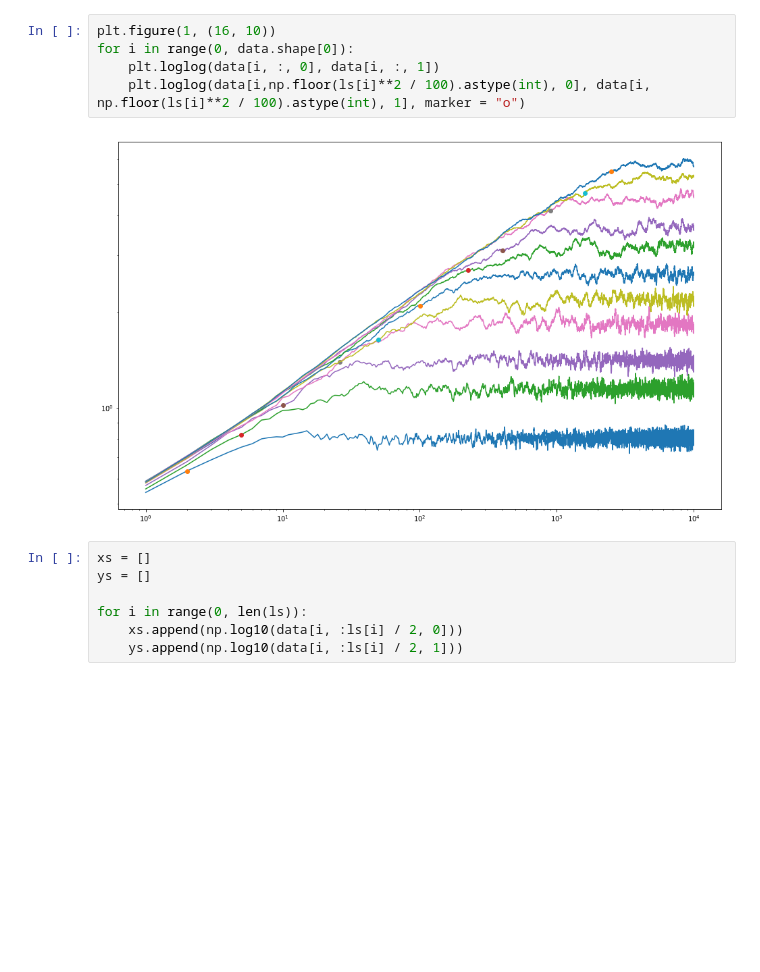
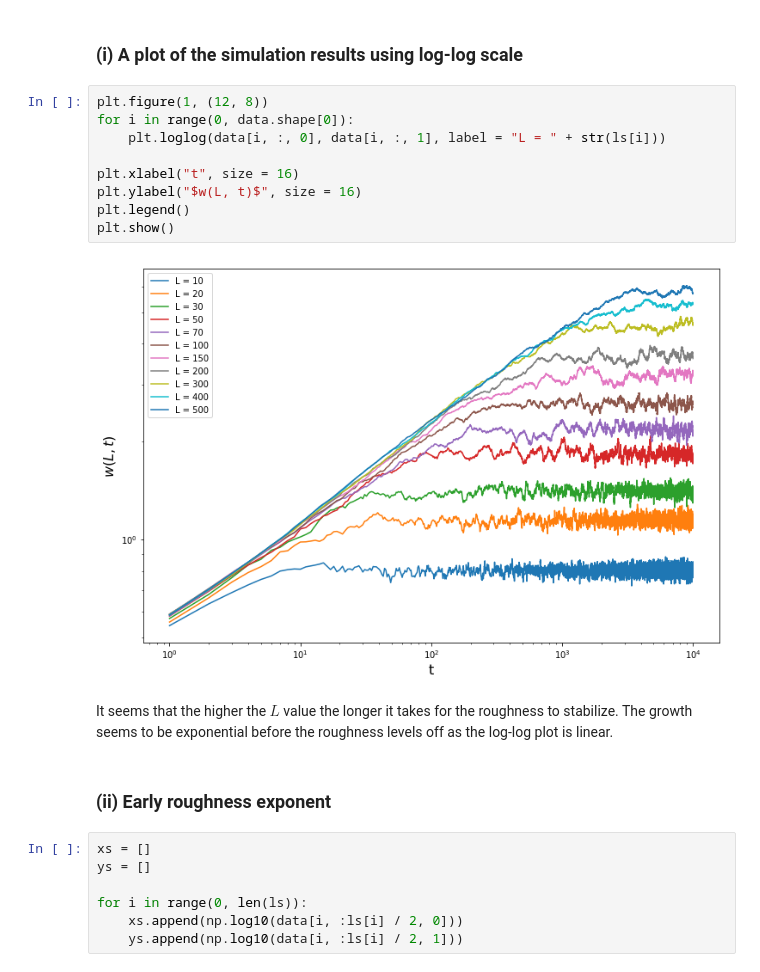
Before and after one commit to ari-viitala/CompPhys, a Jupyter notebook: Viikko2/Viikko2.ipynb, the cells around one changed output. Drawn from its saved outputs; the diff is of its cells as text; blank space fills up the shorter version.

```diff
--- a/Viikko2/Viikko2.ipynb
+++ b/Viikko2/Viikko2.ipynb
@@ -130,10 +57,20 @@ data.shape
+# %% [markdown]
+### (i) A plot of the simulation results using log-log scale
 # %%
-plt.figure(1, (16, 10))
+plt.figure(1, (12, 8))
 for i in range(0, data.shape[0]):
-    plt.loglog(data[i, :, 0], data[i, :, 1])
-    plt.loglog(data[i,np.floor(ls[i]**2 / 100).astype(int), 0], data[i, np.floor(ls[i]**2 / 100).astype(int), 1], marker = "o")
+    plt.loglog(data[i, :, 0], data[i, :, 1], label = "L = " + str(ls[i]))
+
+plt.xlabel("t", size = 16)
+plt.ylabel("$w(L, t)$", size = 16)
+plt.legend()
+plt.show()
 # %% [output]
-[figure, old version]
+[figure, new version]
+# %% [markdown]
+It seems that the higher the $L$ value the longer it takes for the roughness to stabilize. The growth seems to be exponential before the roughness levels off as the log-log plot is linear.
+# %% [markdown]
+### (ii) Early roughness exponent
 # %%
 xs = []
 ys = []
```
Also changed, not shown: parts of 39 cells of this notebook.
